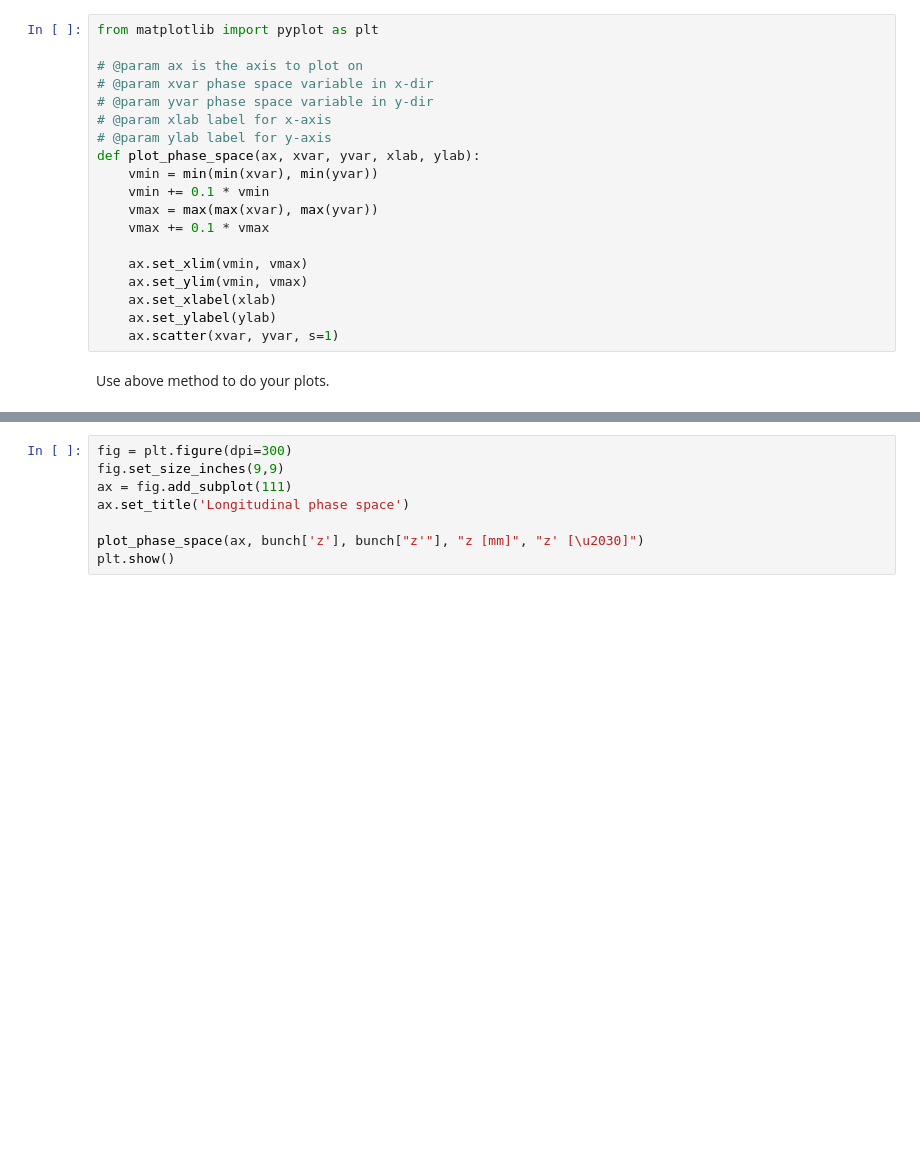
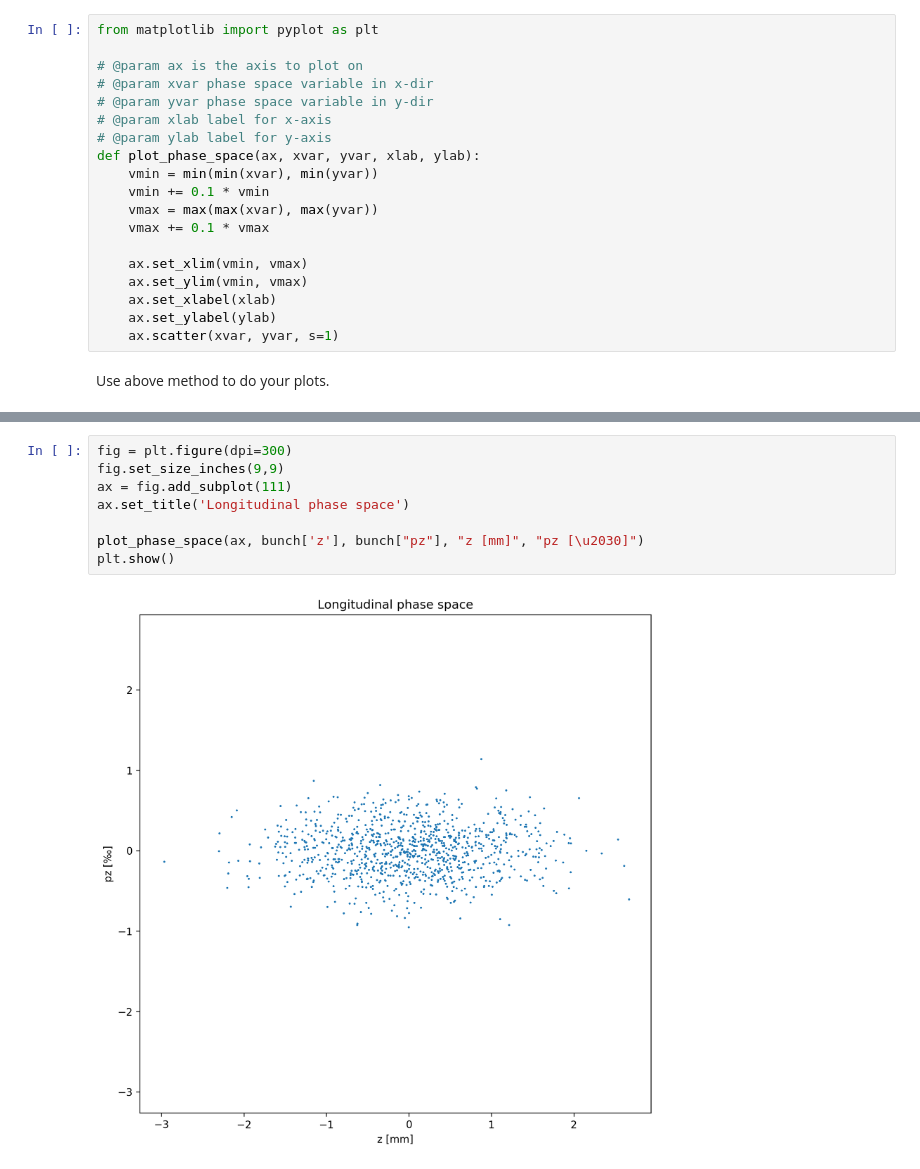
Before and after one commit to potato18z/pam1-hs2021, a Jupyter notebook: Introduction_to_pyAcceLEGOrator.ipynb, the cells around one changed output, grey strips where cells are left out. Saved outputs shown, nothing was run; the diff lists cells and outputs as text; blank space fills up the shorter version.

```diff
--- a/Introduction_to_pyAcceLEGOrator.ipynb
+++ b/Introduction_to_pyAcceLEGOrator.ipynb
@@ -302,8 +315,10 @@ plt.show()
 # %%
 fig = plt.figure(dpi=300)
 fig.set_size_inches(9,9)
 ax = fig.add_subplot(111)
 ax.set_title('Longitudinal phase space')
 
-plot_phase_space(ax, bunch['z'], bunch["z'"], "z [mm]", "z' [\u2030]")
+plot_phase_space(ax, bunch['z'], bunch["pz"], "z [mm]", "pz [\u2030]")
 plt.show()
+# %% [output]
+[figure, added]
```
Also changed, not shown: parts of 4 cells of this notebook.
